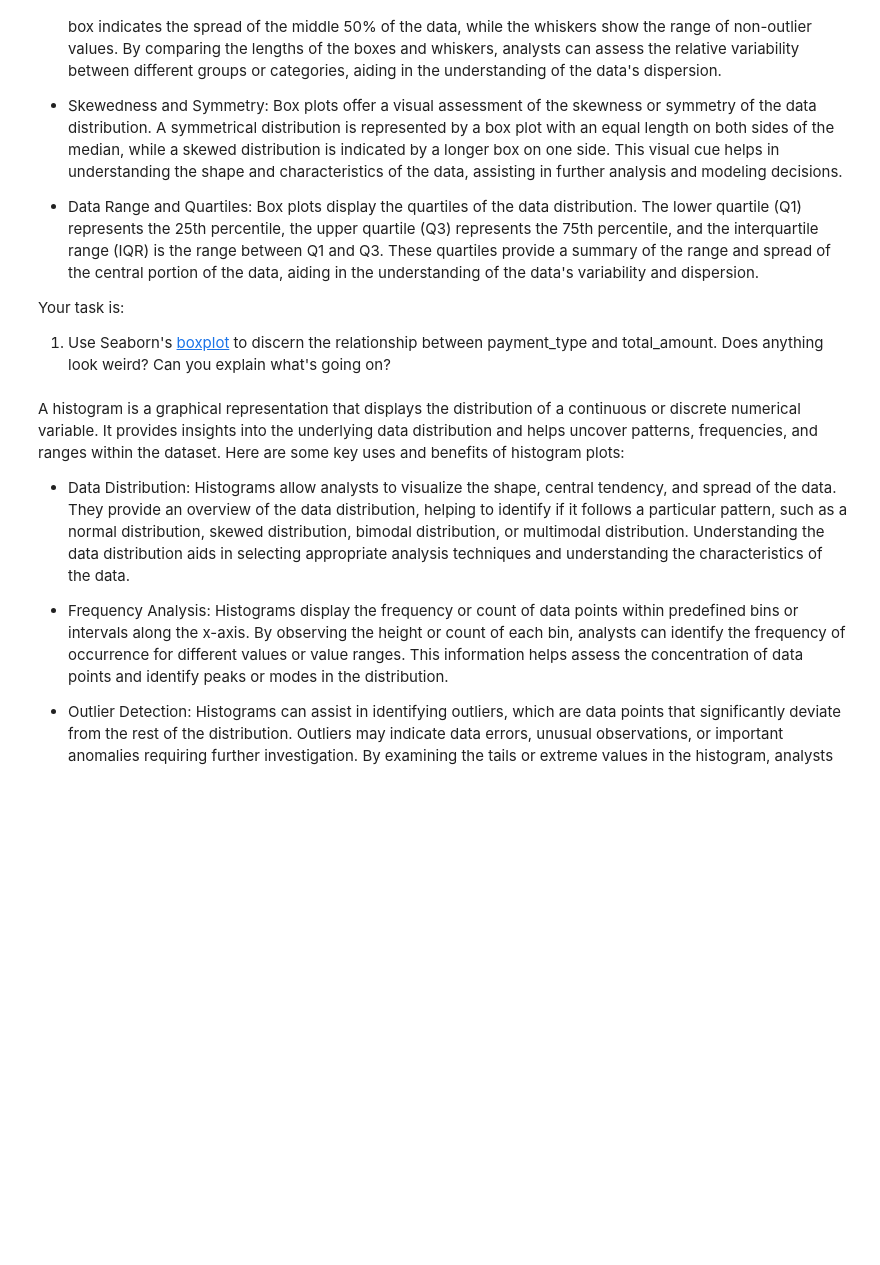
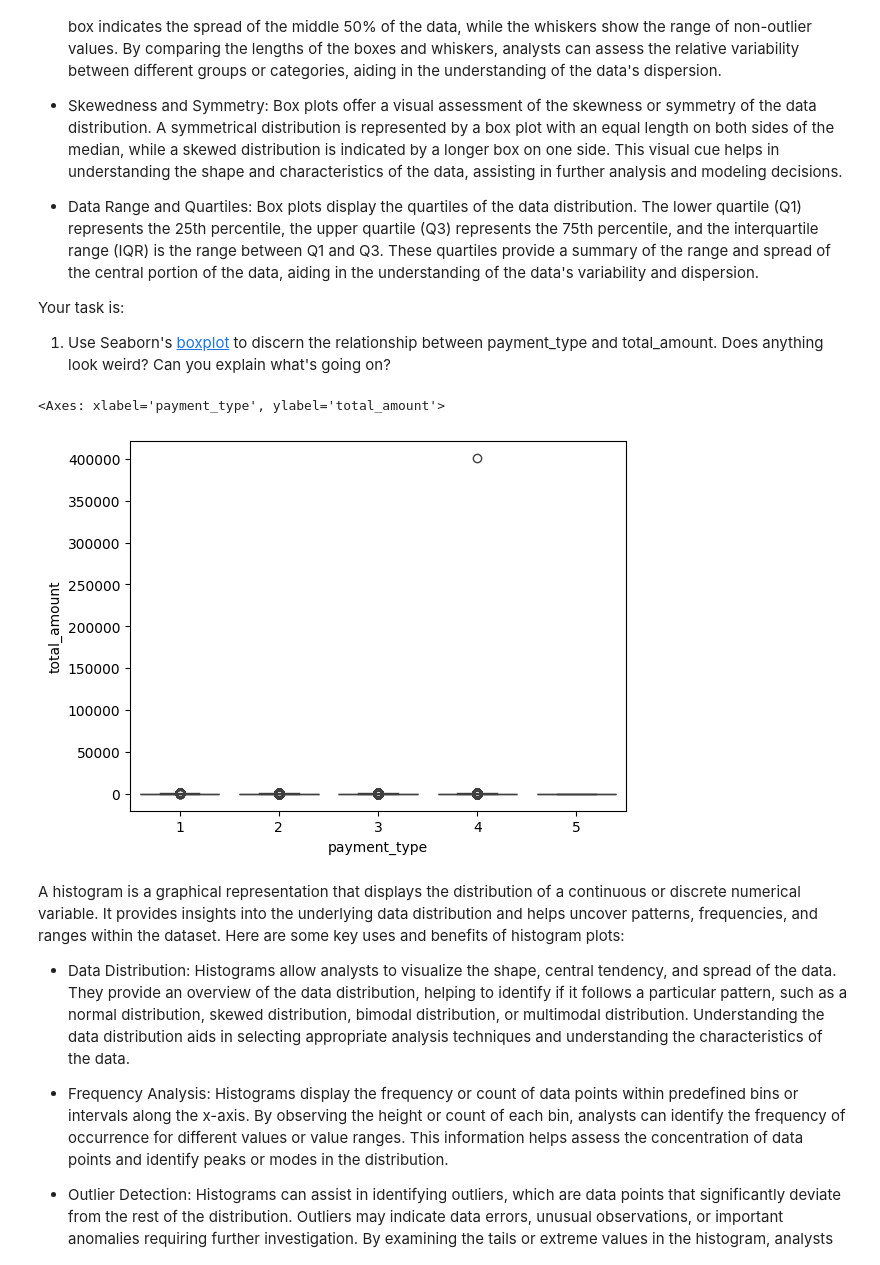
Before and after one commit to sranga/CleaningData, a Jupyter notebook: Student_MLE_MiniProject_EDA.ipynb, the cells around one changed output. Drawn from its saved outputs; the diff is of its cells as text; code cells hidden in the pictures; blank space fills up the shorter version.

```diff
--- a/Student_MLE_MiniProject_EDA.ipynb
+++ b/Student_MLE_MiniProject_EDA.ipynb
@@ -277,3 +277,14 @@ Your task is:
+# %%
+# Create a box plot of total amount by payment type. Do you see anything odd?
+sns.boxplot(data=taxi_clean_df, x='payment_type', y='total_amount')
+
+# 1. There is one outlier that is skewing the results. Removing that using the following command makes the
+#         sns.boxplot(taxi_clean_df, x='payment_type', y='total_amount', showfliers=False)
+# 2. Looking at the data, there seem to be negative total amounts in the data. This may be a refund, but needs to be investigated
+# 3. The box for payment_type = 5 is very flat. This might indicate a rare type of payment used
+# %% [output]
+<Axes: xlabel='payment_type', ylabel='total_amount'>
+[figure, added]
 # %% [markdown]
 A histogram is a graphical representation that displays the distribution of a continuous or discrete numerical variable. It provides insights into the underlying data distribution and helps uncover patterns, frequencies, and ranges within the dataset. Here are some key uses and benefits of histogram plots:
 
```
Also changed, not shown: parts of 7 cells of this notebook.
